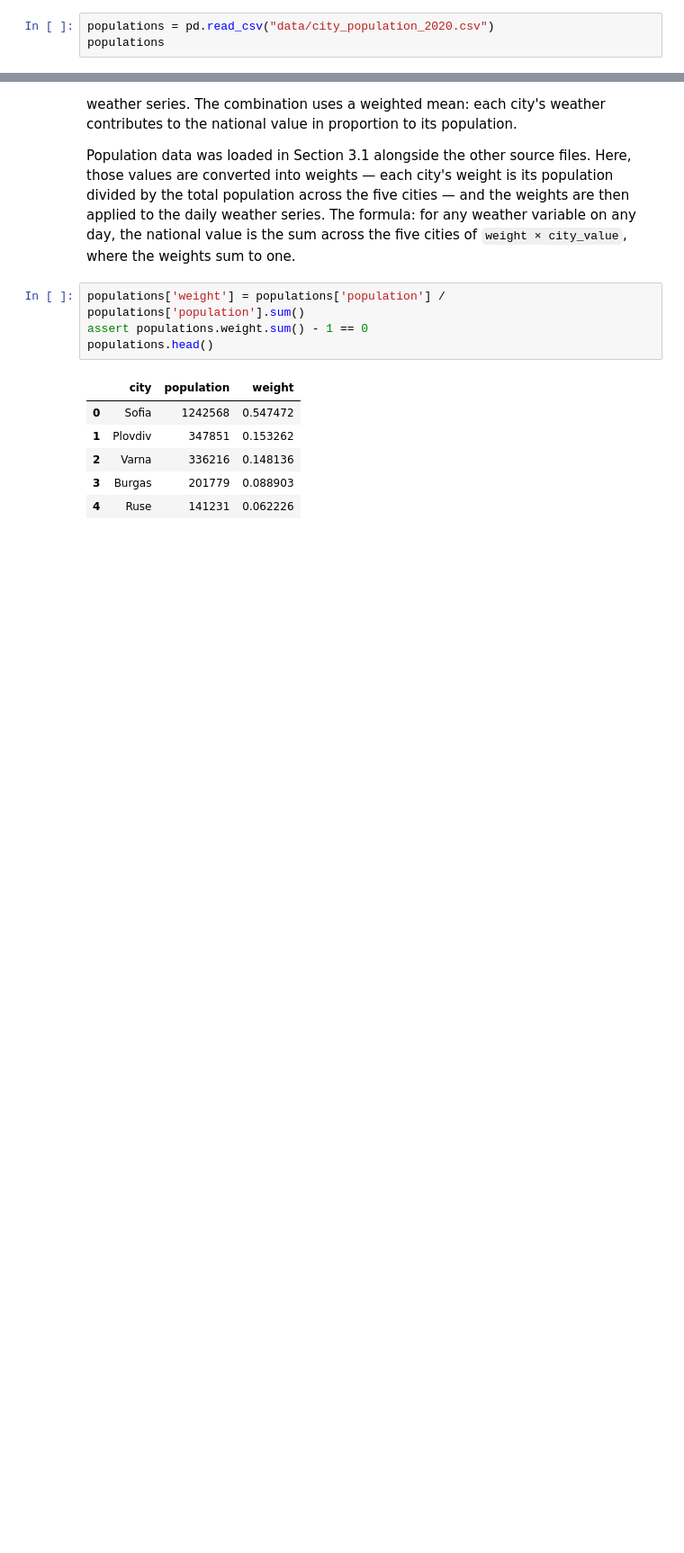
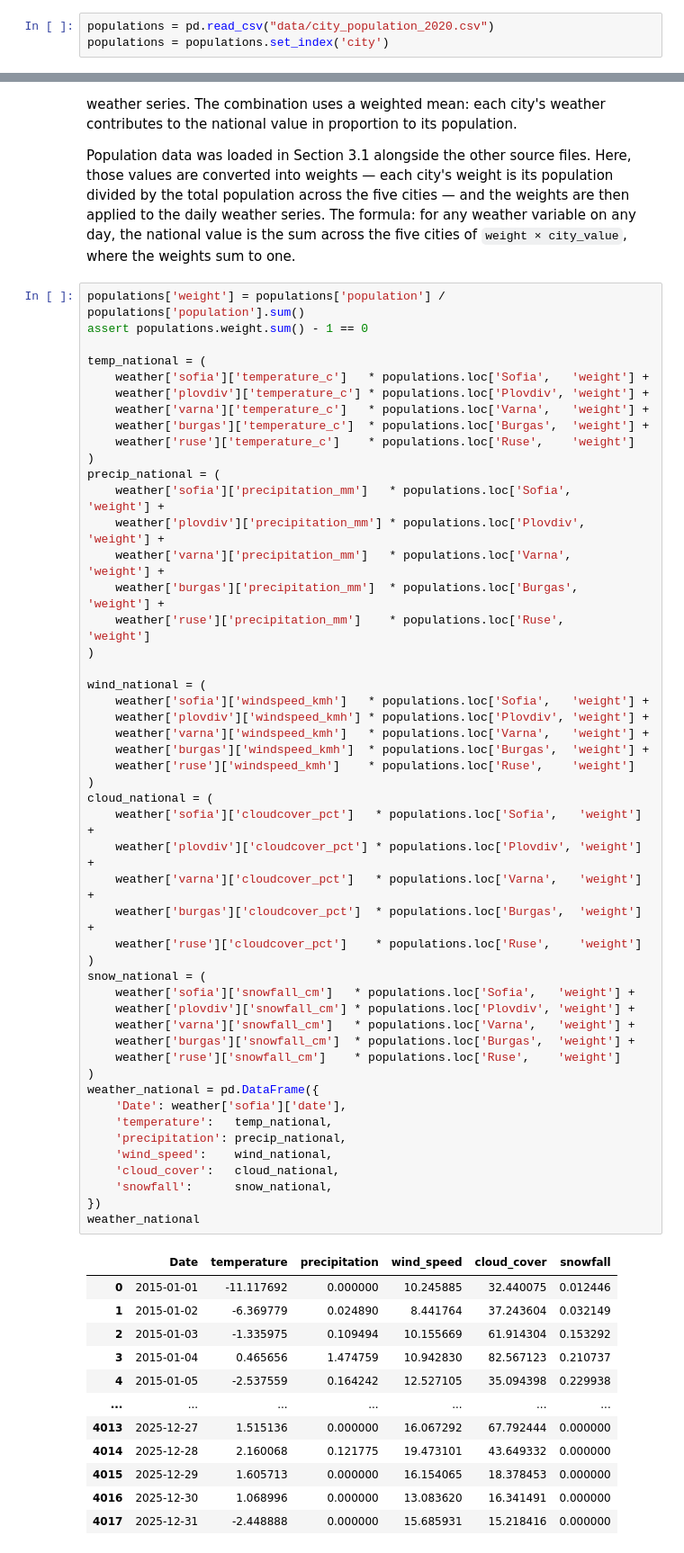
Before and after one commit to AdelinChaushev/Bulgarian-electricity-prices, a Jupyter notebook: BulgarianElectricityPrices.ipynb, the cells around one changed output, grey strips where cells are left out. Shown at 90% size. Cells and saved outputs as stored; diff of their text form; blank space fills up the shorter version.

```diff
--- a/BulgarianElectricityPrices.ipynb
+++ b/BulgarianElectricityPrices.ipynb
@@ -174,4 +174,4 @@ print(f"HICP: {hicp.shape}")
 HICP: (132, 10)
 # %%
 populations = pd.read_csv("data/city_population_2020.csv")
-populations
+populations = populations.set_index('city')
@@ -267,11 +258,62 @@ Population data was loaded in Section 3.1 alongside the other source files. Here
 # %%
 populations['weight'] = populations['population'] / populations['population'].sum()
 assert populations.weight.sum() - 1 == 0
-populations.head()
+
+temp_national = (
+    weather['sofia']['temperature_c']   * populations.loc['Sofia',   'weight'] +
+    weather['plovdiv']['temperature_c'] * populations.loc['Plovdiv', 'weight'] +
+    weather['varna']['temperature_c']   * populations.loc['Varna',   'weight'] +
+    weather['burgas']['temperature_c']  * populations.loc['Burgas',  'weight'] +
+    weather['ruse']['temperature_c']    * populations.loc['Ruse',    'weight']
+)
+precip_national = (
+    weather['sofia']['precipitation_mm']   * populations.loc['Sofia',   'weight'] +
+    weather['plovdiv']['precipitation_mm'] * populations.loc['Plovdiv', 'weight'] +
+    weather['varna']['precipitation_mm']   * populations.loc['Varna',   'weight'] +
+    weather['burgas']['precipitation_mm']  * populations.loc['Burgas',  'weight'] +
+    weather['ruse']['precipitation_mm']    * populations.loc['Ruse',    'weight']
+)
+
+wind_national = (
+    weather['sofia']['windspeed_kmh']   * populations.loc['Sofia',   'weight'] +
+    weather['plovdiv']['windspeed_kmh'] * populations.loc['Plovdiv', 'weight'] +
+    weather['varna']['windspeed_kmh']   * populations.loc['Varna',   'weight'] +
+    weather['burgas']['windspeed_kmh']  * populations.loc['Burgas',  'weight'] +
+    weather['ruse']['windspeed_kmh']    * populations.loc['Ruse',    'weight']
+)
+cloud_national = (
+    weather['sofia']['cloudcover_pct']   * populations.loc['Sofia',   'weight'] +
+    weather['plovdiv']['cloudcover_pct'] * populations.loc['Plovdiv', 'weight'] +
+    weather['varna']['cloudcover_pct']   * populations.loc['Varna',   'weight'] +
+    weather['burgas']['cloudcover_pct']  * populations.loc['Burgas',  'weight'] +
+    weather['ruse']['cloudcover_pct']    * populations.loc['Ruse',    'weight']
+)
+snow_national = (
+    weather['sofia']['snowfall_cm']   * populations.loc['Sofia',   'weight'] +
+    weather['plovdiv']['snowfall_cm'] * populations.loc['Plovdiv', 'weight'] +
+    weather['varna']['snowfall_cm']   * populations.loc['Varna',   'weight'] +
+    weather['burgas']['snowfall_cm']  * populations.loc['Burgas',  'weight'] +
+    weather['ruse']['snowfall_cm']    * populations.loc['Ruse',    'weight']
+)
+weather_national = pd.DataFrame({
+    'Date': weather['sofia']['date'],
+    'temperature':   temp_national,
+    'precipitation': precip_national,
+    'wind_speed':    wind_national,
+    'cloud_cover':   cloud_national,
+    'snowfall':      snow_national,
+})
+weather_national
 # %% [output]
-|  | city | population | weight |
-| 0 | Sofia | 1242568 | 0.547472 |
-| 1 | Plovdiv | 347851 | 0.153262 |
-| 2 | Varna | 336216 | 0.148136 |
-| 3 | Burgas | 201779 | 0.088903 |
-| 4 | Ruse | 141231 | 0.062226 |
+|  | Date | temperature | precipitation | wind_speed | cloud_cover | snowfall |
+| 0 | 2015-01-01 | -11.117692 | 0.000000 | 10.245885 | 32.440075 | 0.012446 |
+| 1 | 2015-01-02 | -6.369779 | 0.024890 | 8.441764 | 37.243604 | 0.032149 |
+| 2 | 2015-01-03 | -1.335975 | 0.109494 | 10.155669 | 61.914304 | 0.153292 |
+| 3 | 2015-01-04 | 0.465656 | 1.474759 | 10.942830 | 82.567123 | 0.210737 |
+| 4 | 2015-01-05 | -2.537559 | 0.164242 | 12.527105 | 35.094398 | 0.229938 |
+| ... | ... | ... | ... | ... | ... | ... |
+| 4013 | 2025-12-27 | 1.515136 | 0.000000 | 16.067292 | 67.792444 | 0.000000 |
+| 4014 | 2025-12-28 | 2.160068 | 0.121775 | 19.473101 | 43.649332 | 0.000000 |
+| 4015 | 2025-12-29 | 1.605713 | 0.000000 | 16.154065 | 18.378453 | 0.000000 |
+| 4016 | 2025-12-30 | 1.068996 | 0.000000 | 13.083620 | 16.341491 | 0.000000 |
+| 4017 | 2025-12-31 | -2.448888 | 0.000000 | 15.685931 | 15.218416 | 0.000000 |
```
Also changed, not shown: parts of 21 cells of this notebook, 1 other file.
